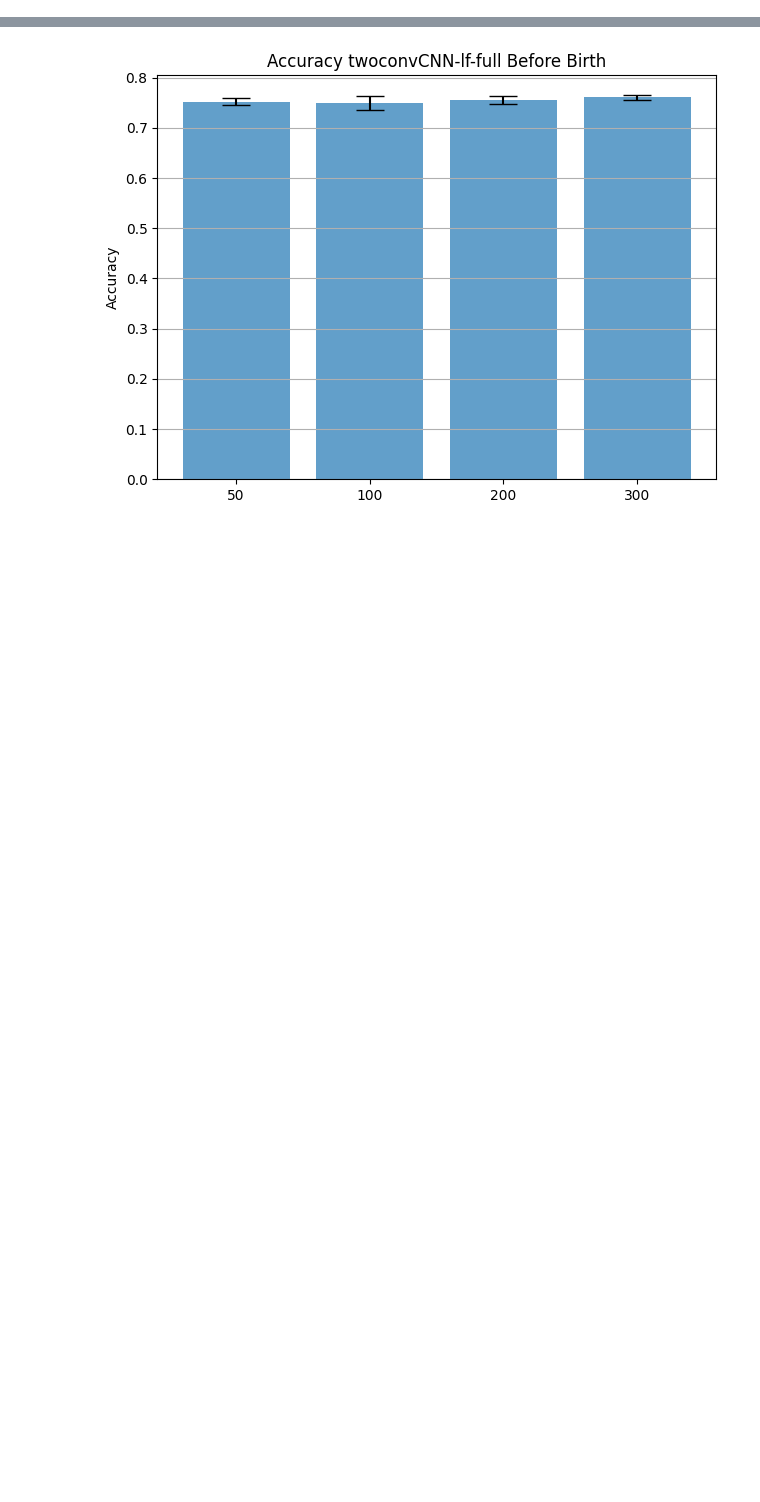
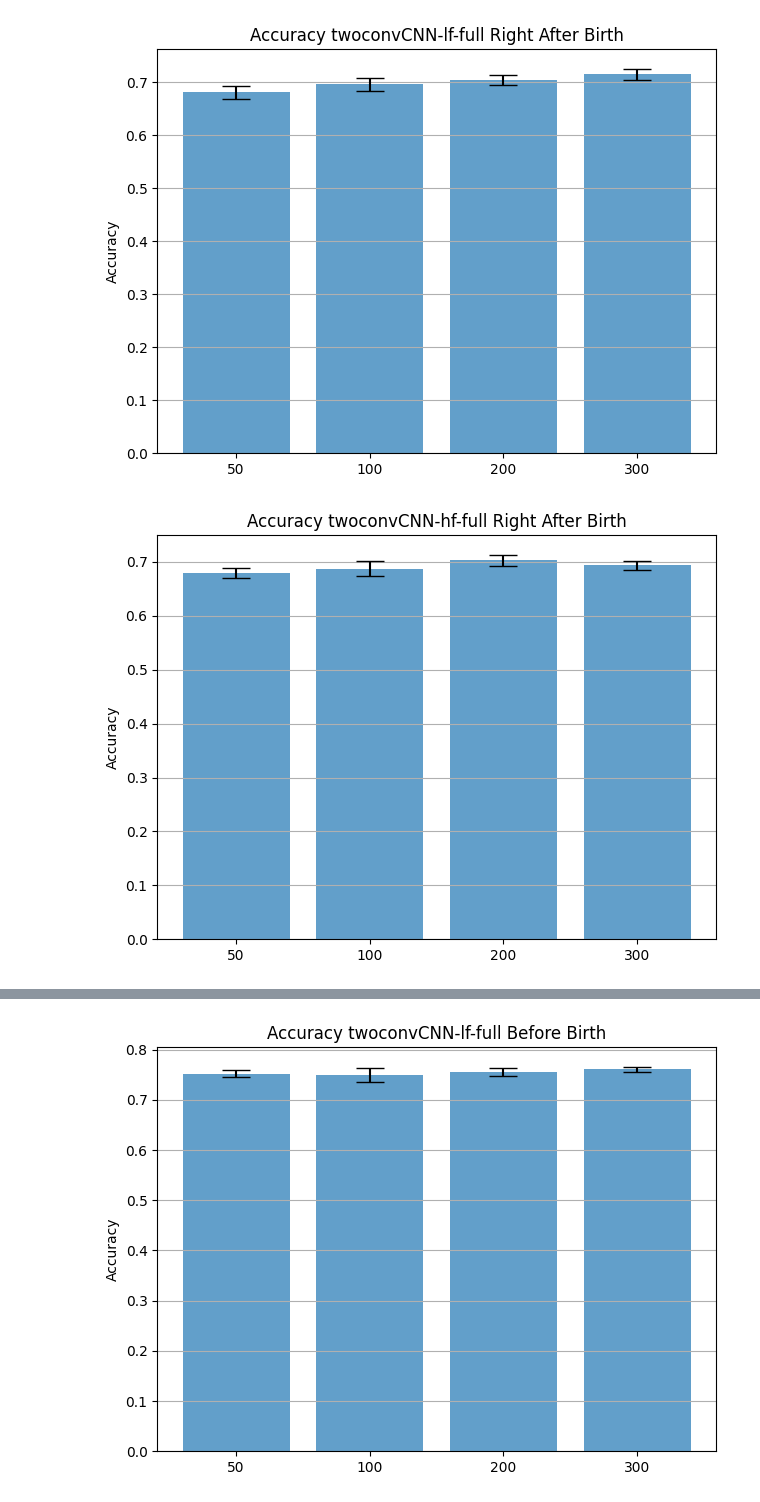
Before and after one commit to Frankalexej/proslearn_22, a Jupyter notebook: A_2_analysis.ipynb, the cells around one changed output, grey strips where cells are left out. Drawn from its saved outputs; the diff is of its cells as text; code cells hidden in the pictures; blank space fills up the shorter version.

```diff
--- a/A_2_analysis.ipynb
+++ b/A_2_analysis.ipynb
@@ -165,0 +168,24 @@ for model_type, runtype, cv in list(product(["twoconvCNN"], ["lf", "hf"], ["full
+# %%
+total_df = pd.DataFrame(columns=["run", "preepoch_cond", "model_cond", "train_filter_cond", "valid_phone_cond", "acc_inc"])
+
+for model_type, runtype, cv in list(product(["twoconvCNN"], ["lf", "hf"], ["full"])):
+    reses = {}
+    for pre in [50, 100, 200, 300]:
+        for run_case in run_list:
+            dir = os.path.join(hyper_dir, f"{run_version}-{ts}-{run_case}", f"{model_type}-{pre}-{total_epochs-pre}")
+            res = ResReader(dir, runtype=runtype, cv=cv).read()
+            # val = np.mean([x - y for x, y in zip(res[1], res[2])][pre - 1])
+            look_at = 2 # 1 for valid, 2 for full valid
+            jump = 10
+            for i in range(pre+1, pre+1+jump):
+                val = res[look_at][i]
+                if f"{pre}" in reses.keys():
+                    reses[f"{pre}"].append(val)
+                else:
+                    reses[f"{pre}"] = [val]
+    draw(reses, "Accuracy", f"Accuracy {model_type}-{runtype}-{cv} Right After Birth")
+
+# total_df.to_csv(os.path.join(hyper_dir, f"accinc-{ts}.csv"), index=False)
+# %% [output]
+[figure, added]
+[figure, added]
```
Also changed, not shown: parts of 4 cells of this notebook, 2 other files.
